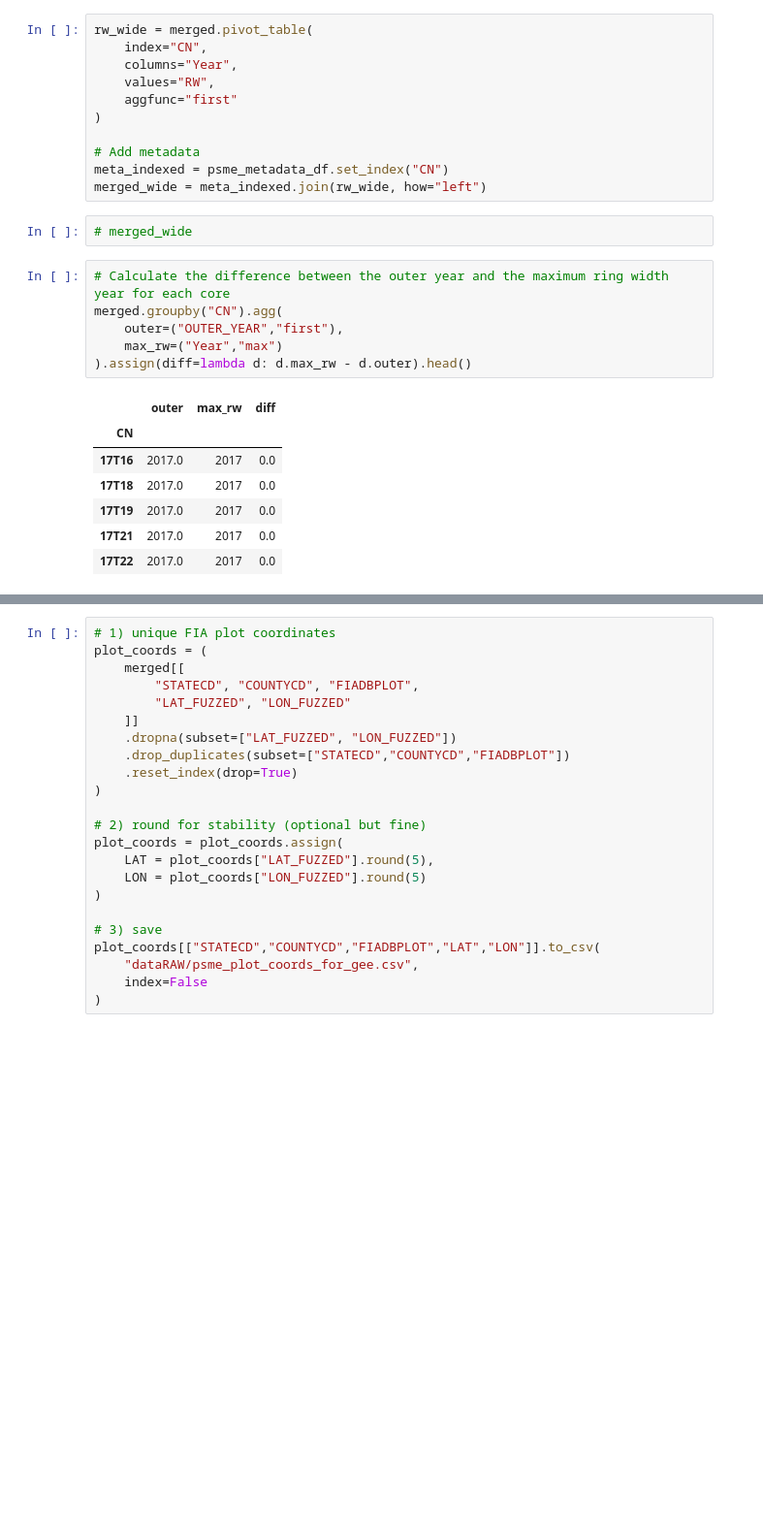
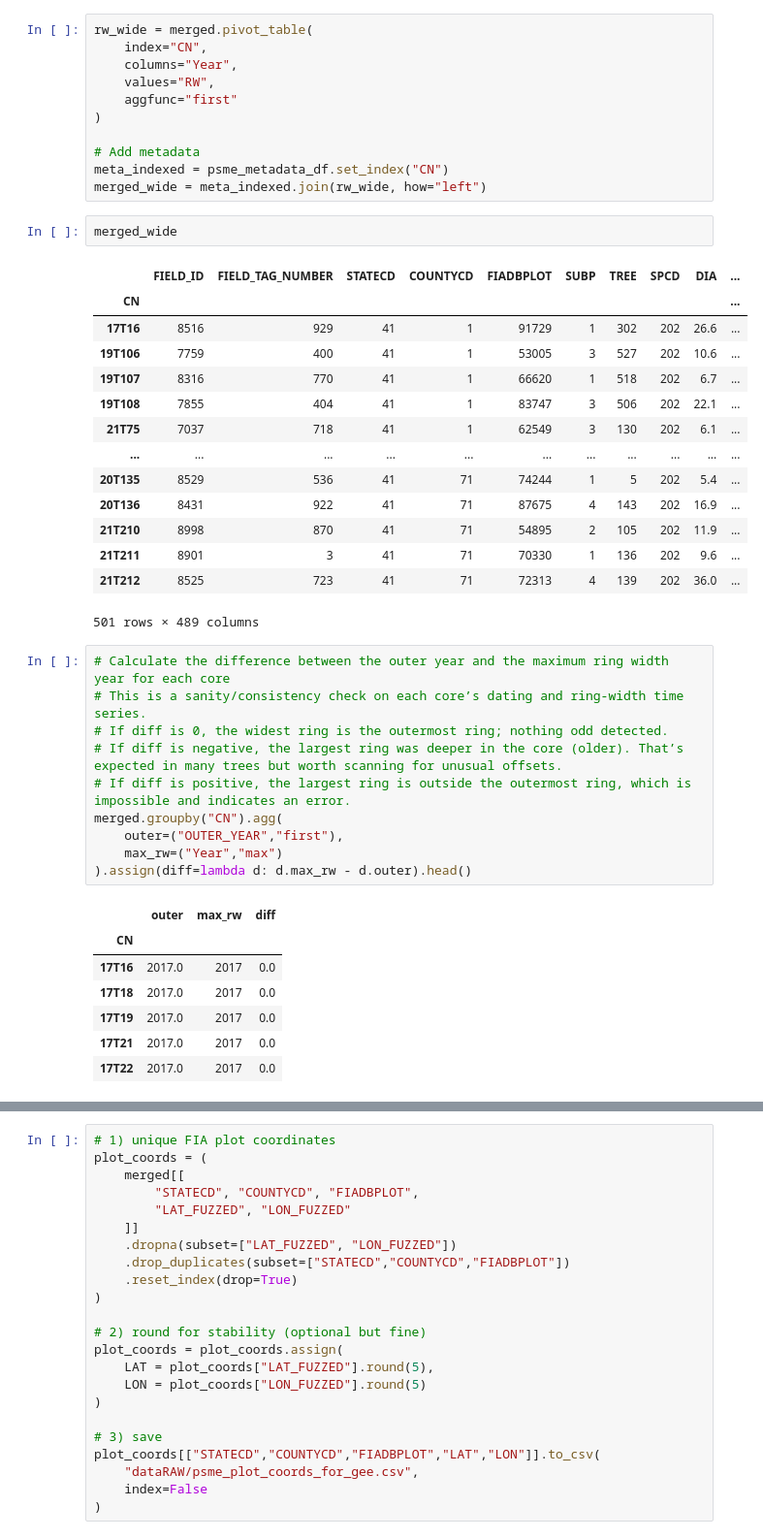
Before and after one commit to Three-E-s-lab/itrdb-tree-rings, a Jupyter notebook: Project_Douglas_Fir/01_EDA_douglas_fir.ipynb, the cells around one changed output, grey strips where cells are left out. Shown at 97% size. Saved outputs shown, nothing was run; the diff lists cells and outputs as text; blank space fills up the shorter version.

```diff
--- a/Project_Douglas_Fir/01_EDA_douglas_fir.ipynb
+++ b/Project_Douglas_Fir/01_EDA_douglas_fir.ipynb
@@ -33,9 +81,28 @@ rw_wide = merged.pivot_table(
 meta_indexed = psme_metadata_df.set_index("CN")
 merged_wide = meta_indexed.join(rw_wide, how="left")
 # %%
-# merged_wide
+merged_wide
+# %% [output]
+|  | FIELD_ID | FIELD_TAG_NUMBER | STATECD | COUNTYCD | FIADBPLOT | SUBP | TREE | SPCD | DIA | ... |
+| CN |  |  |  |  |  |  |  |  |  | ... |
+| 17T16 | 8516 | 929 | 41 | 1 | 91729 | 1 | 302 | 202 | 26.6 | ... |
+| 19T106 | 7759 | 400 | 41 | 1 | 53005 | 3 | 527 | 202 | 10.6 | ... |
+| 19T107 | 8316 | 770 | 41 | 1 | 66620 | 1 | 518 | 202 | 6.7 | ... |
+| 19T108 | 7855 | 404 | 41 | 1 | 83747 | 3 | 506 | 202 | 22.1 | ... |
+| 21T75 | 7037 | 718 | 41 | 1 | 62549 | 3 | 130 | 202 | 6.1 | ... |
+| ... | ... | ... | ... | ... | ... | ... | ... | ... | ... | ... |
+| 20T135 | 8529 | 536 | 41 | 71 | 74244 | 1 | 5 | 202 | 5.4 | ... |
+| 20T136 | 8431 | 922 | 41 | 71 | 87675 | 4 | 143 | 202 | 16.9 | ... |
+| 21T210 | 8998 | 870 | 41 | 71 | 54895 | 2 | 105 | 202 | 11.9 | ... |
+| 21T211 | 8901 | 3 | 41 | 71 | 70330 | 1 | 136 | 202 | 9.6 | ... |
+| 21T212 | 8525 | 723 | 41 | 71 | 72313 | 4 | 139 | 202 | 36.0 | ... |
+501 rows × 489 columns
 # %%
 # Calculate the difference between the outer year and the maximum ring width year for each core
+# This is a sanity/consistency check on each core’s dating and ring-width time series.
+# If diff is 0, the widest ring is the outermost ring; nothing odd detected.
+# If diff is negative, the largest ring was deeper in the core (older). That’s expected in many trees but worth scanning for unusual offsets.
+# If diff is positive, the largest ring is outside the outermost ring, which is impossible and indicates an error.
 merged.groupby("CN").agg(
     outer=("OUTER_YEAR","first"),
     max_rw=("Year","max")
```
Also changed, not shown: parts of 7 cells of this notebook.
